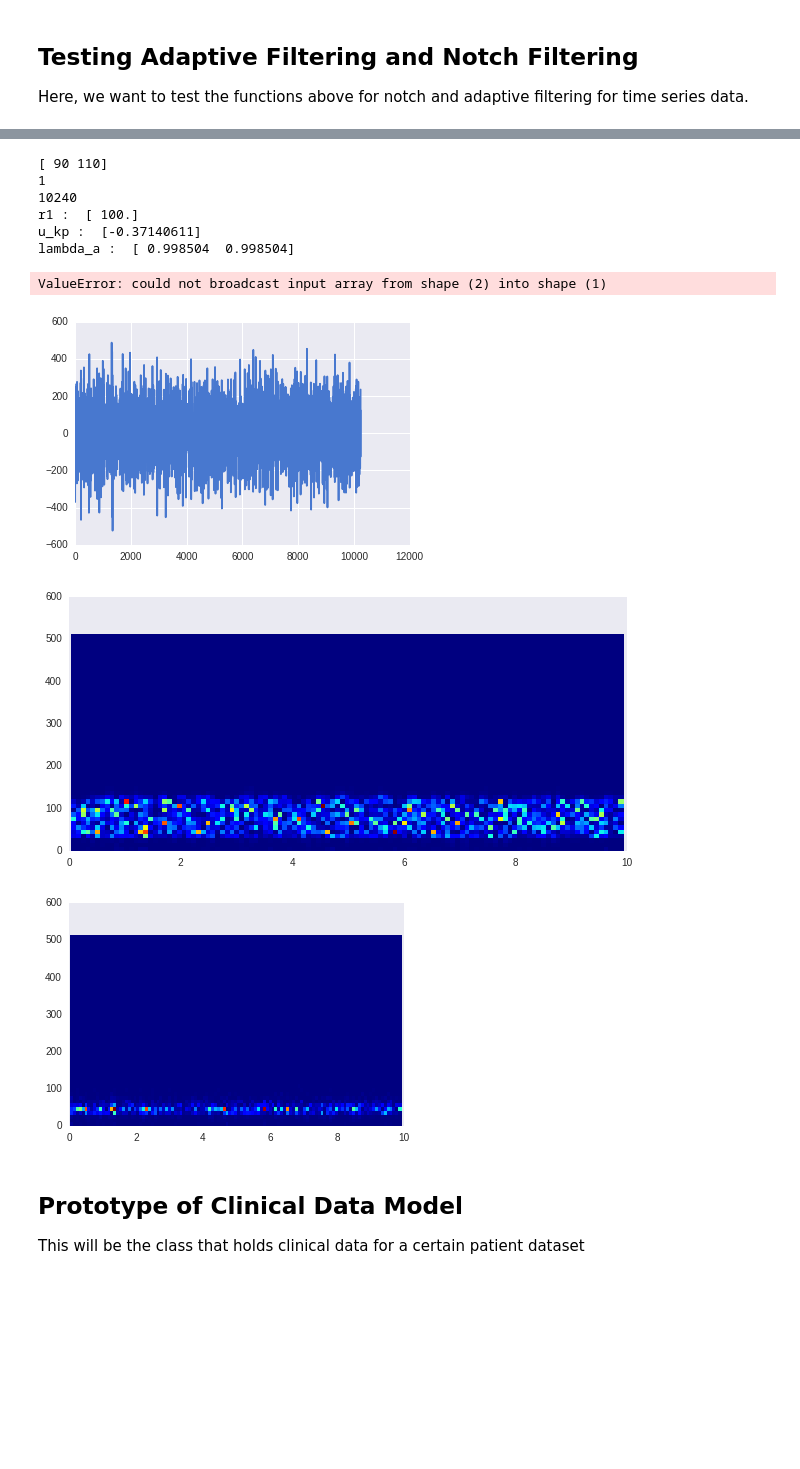
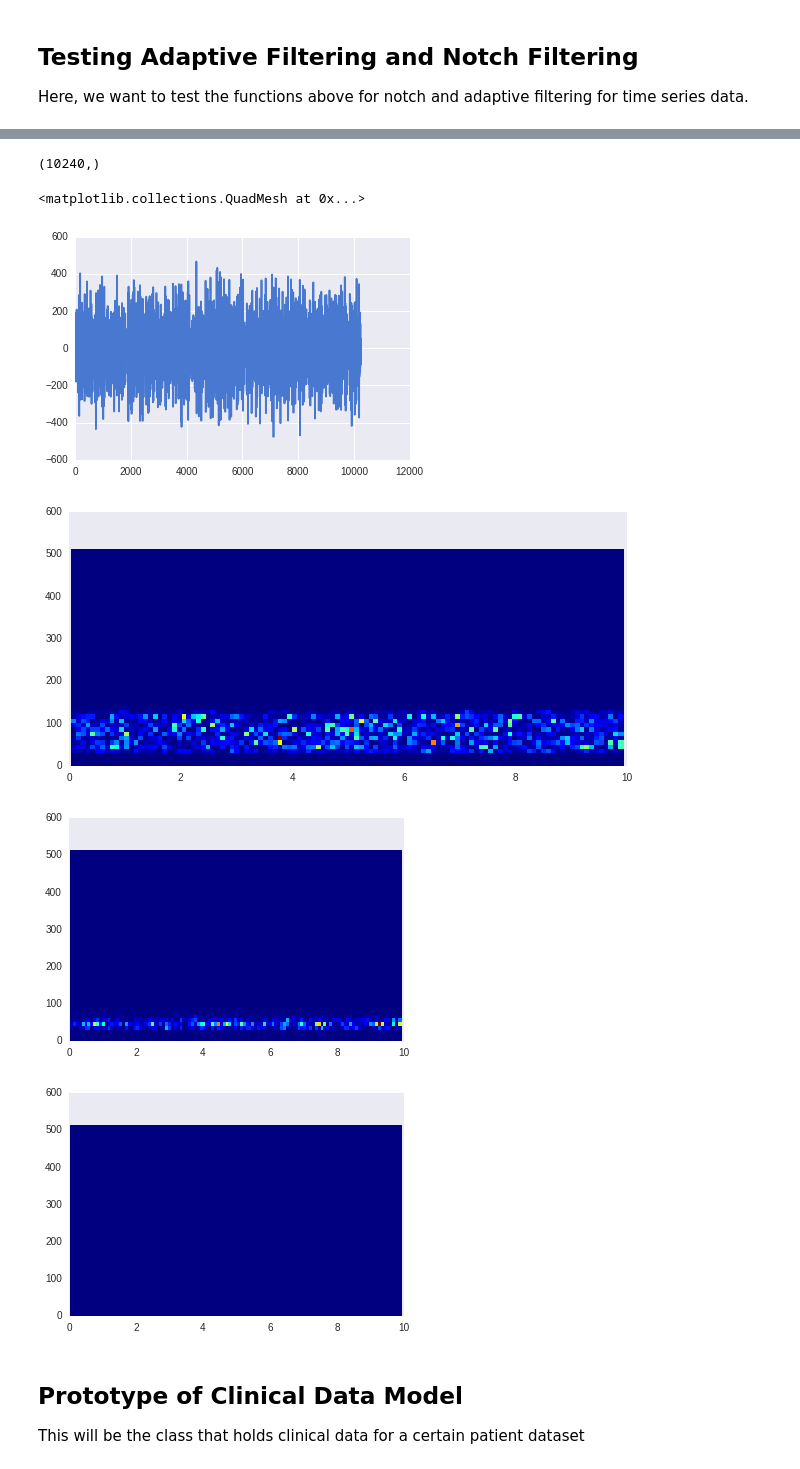
Before and after one commit to guojoanna/fragility_analysis, a Jupyter notebook: notebooks/Computing Adjacency Mats .ipynb, the cells around one changed output, grey strips where cells are left out. Drawn from its saved outputs; the diff is of its cells as text; code cells hidden in the pictures; blank space fills up the shorter version.

```diff
--- a/notebooks/Computing Adjacency Mats .ipynb
+++ b/notebooks/Computing Adjacency Mats .ipynb
@@ -124,8 +124,6 @@ class LinearTimeModel(object):
 def removePowerLine(data, num_harmonics, B, P, W, fs=1000., f_ac=None):
     # get shape of data matrix
     num_chans, num_time = data.shape
-    print num_chans
-    print num_time
     s = np.zeros((num_chans, num_time), dtype=float)
     M = num_harmonics
     nyq_fs = fs/2
@@ -162,7 +160,7 @@ def removePowerLine(data, num_harmonics, B, P, W, fs=1000., f_ac=None):
     # phase/amplitude estimator forgetting factor
     lambda_a = np.exp(np.log(0.05) / (W * fs + 1))
     if lambda_a.size == 1:
-        lambda_a = lambda_a * np.ones((1, M))
+        lambda_a = np.ndarray.flatten(lambda_a * np.ones((1, M)))
 
     # initialize variables
     kappa_f = 0
@@ -186,7 +184,7 @@ def removePowerLine(data, num_harmonics, B, P, W, fs=1000., f_ac=None):
     order = 4
     b_butter, a_butter = signal.butter(order, [fc1/nyq_fs, fc2/nyq_fs], btype='bandpass', analog=False, output='ba')
     data_f = signal.filtfilt(b_butter, a_butter, data[exChan, :]) # perform band pass filtering
-    data_f = np.diff(data_f)
+    data_f = np.append(np.array((0)), np.diff(data_f))
 
     ## Start Data Processing
     for t in range(0, num_time):
@@ -238,9 +236,6 @@ def removePowerLine(data, num_harmonics, B, P, W, fs=1000., f_ac=None):
             e = e - sincmp
 
             # Simplified RLS
-            print "r1 : ", r1[:,k]
-            print "u_kp : ", u_kp[k]
-            print "lambda_a : ", lambda_a[k]
             r1[:, k] = lambda_a[k]*r1[:,k] + u_kp[k]**2
             r4[:, k] = lambda_a[k]*r4[:,k] + u_k[k]**2
             a[:,k] = a[:,k] + u_kp[k]*e / r1[:,k]
@@ -264,8 +259,6 @@ def buttfilt(data, freq_range, sample_rate=1000., filt_type='bandstop', order=1,
         b, a = signal.butter(order, list(freq_range/nyq_fs), btype=filt_type)
         freq_range = freq_range+60
 
-        print freq_range
-
         # apply zero-phase distortion filtering on data
         data = signal.filtfilt(b, a, data)
 
@@ -293,43 +293,44 @@ def band_limited_noise(min_freq, max_freq, samples=1024, samplerate=1024.):
 x = band_limited_noise(30, 120, samples=10240)
 x = np.int16(x * (2**15 - 1))
 
 ft = scipy.fftpack.fft(x)
 
 # Raw data
 plt.figure()
 plt.plot(x)
 
 f, t, spect = scipy.signal.spectrogram(x, fs=1024., nperseg=100)
 
 # Spectrogram of data
 plt.figure(figsize=(10,10))
 plt.subplot(211)
 plt.pcolormesh(t, f, spect, cmap='jet')
 plt.colorbar
 
 # plt.subplot(212)
 # plt.plot(np.abs(ft))
 
 # Spectrogram of data after notch
 x_new = buttfilt(x, freq_range=np.array([30, 50]), sample_rate=1024., filt_type='bandpass', num_harmonics=1)
 
 f, t, spect = scipy.signal.spectrogram(x_new, fs=1024., nperseg=100)
 plt.figure()
 plt.pcolormesh(t, f, spect,cmap='jet')
 
+
+# adaptive filtered...
 x_new = removePowerLine(np.reshape(x, (1, len(x))), 2, [50, 0.01, 4], [0.1, 2, 4], 2)
+
+f, t, spect = scipy.signal.spectrogram(np.ndarray.flatten(x_new), fs=1024., nperseg=100)
 plt.figure()
+plt.pcolormesh(t, f, spect,cmap='jet')
 # %% [output]
-[ 90 110]
-1
-10240
-r1 :  [ 100.]
-u_kp :  [-0.37140611]
-lambda_a :  [ 0.998504  0.998504]
+(10240,)
-ValueError: could not broadcast input array from shape (2) into shape (1)
+<matplotlib.collections.QuadMesh at 0x...>
-[figure, old version]
+[figure, new version]
-[figure, old version]
+[figure, new version]
-[figure, old version]
+[figure, new version]
+[figure, added]
 # %% [markdown]
 ## Prototype of Clinical Data Model
 This will be the class that holds clinical data for a certain patient dataset
```
Also changed, not shown: parts of 1 cell of this notebook.
